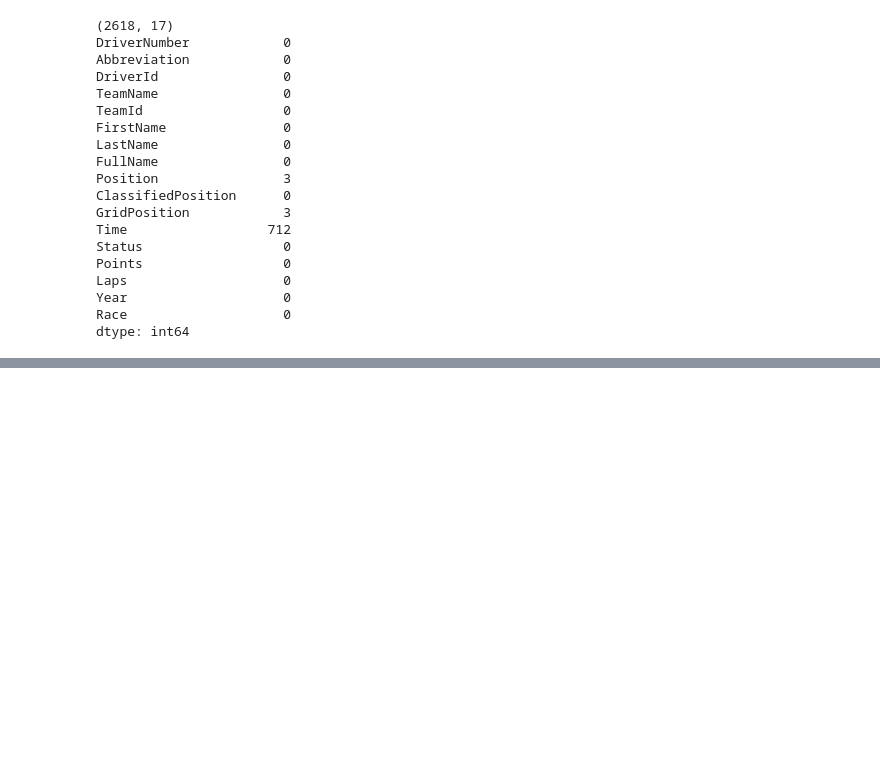
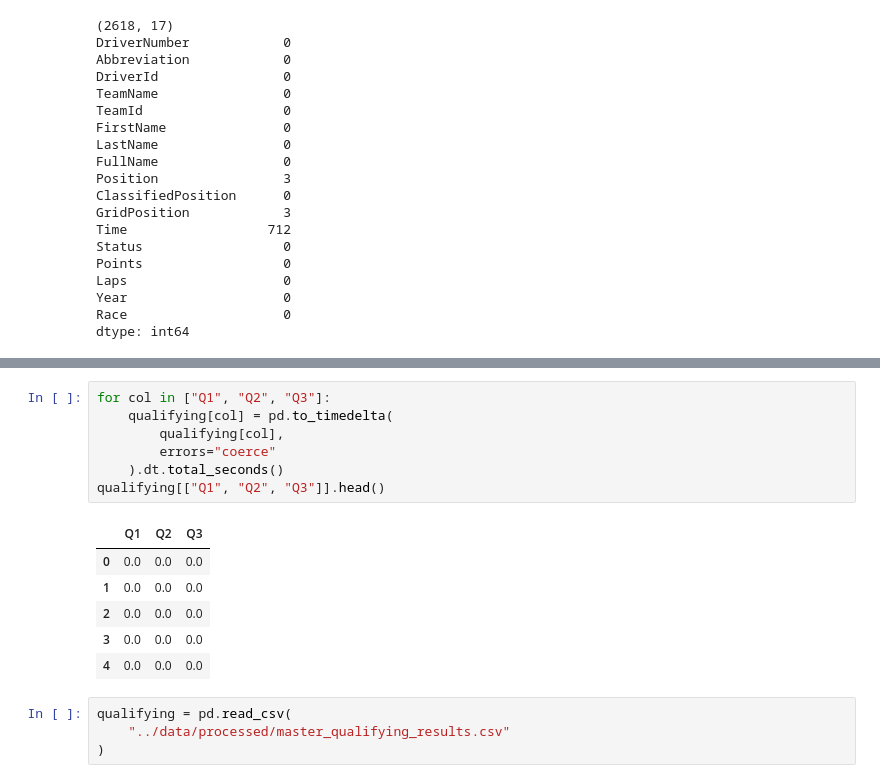
Before and after one commit to Christu-19/APEX--F1-Race-Strategy-Intelligence, a Jupyter notebook: notebooks/02_data_profiling.ipynb, the cells around one changed output, grey strips where cells are left out. Saved outputs shown, nothing was run; the diff lists cells and outputs as text; blank space fills up the shorter version.

```diff
--- a/notebooks/02_data_profiling.ipynb
+++ b/notebooks/02_data_profiling.ipynb
@@ -596,0 +639,18 @@ dtype: int64
+# %%
+for col in ["Q1", "Q2", "Q3"]:
+    qualifying[col] = pd.to_timedelta(
+        qualifying[col],
+        errors="coerce"
+    ).dt.total_seconds()
+qualifying[["Q1", "Q2", "Q3"]].head()
+# %% [output]
+|  | Q1 | Q2 | Q3 |
+| 0 | 0.0 | 0.0 | 0.0 |
+| 1 | 0.0 | 0.0 | 0.0 |
+| 2 | 0.0 | 0.0 | 0.0 |
+| 3 | 0.0 | 0.0 | 0.0 |
+| 4 | 0.0 | 0.0 | 0.0 |
+# %%
+qualifying = pd.read_csv(
+    "../data/processed/master_qualifying_results.csv"
+)
```
Also changed, not shown: parts of 7 cells of this notebook, 1 other file.
